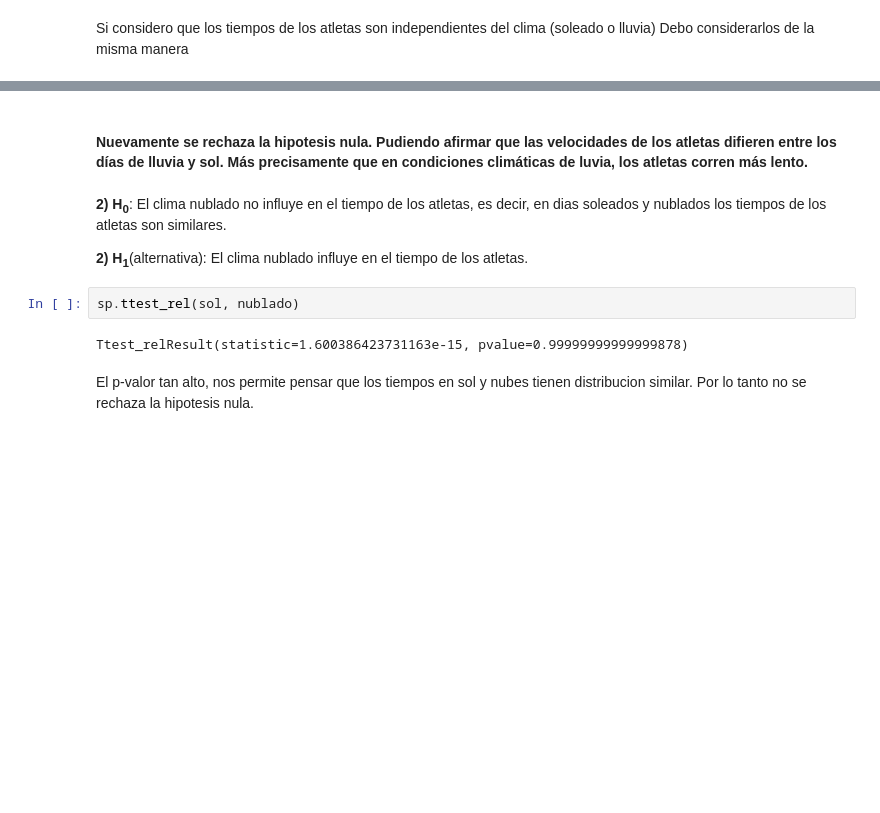
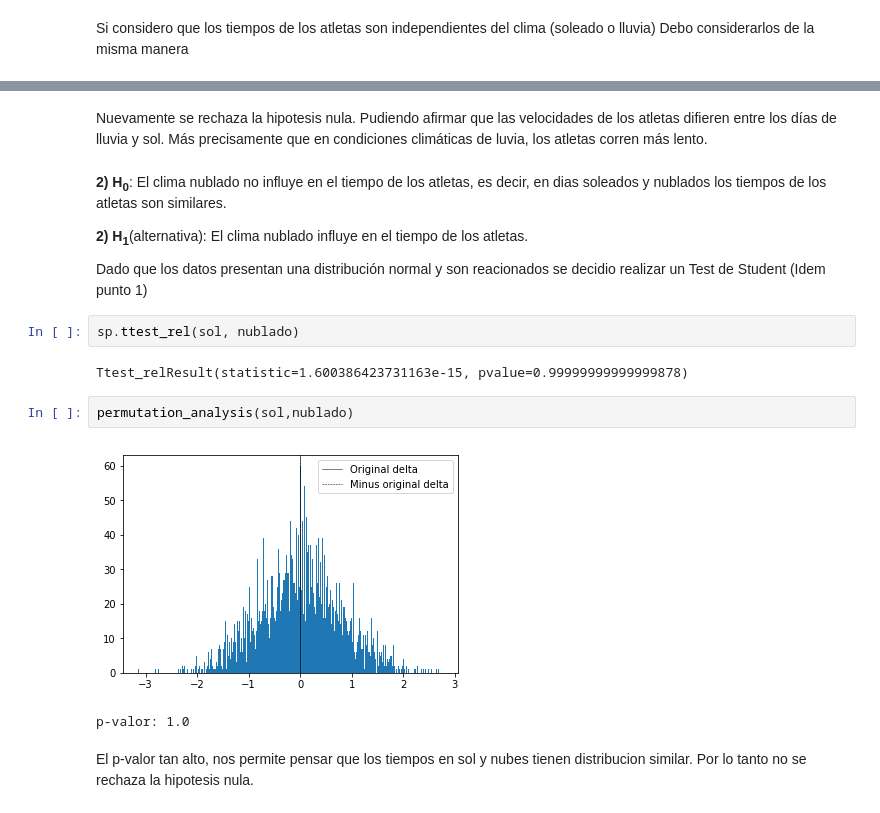
Before and after one commit to turtle-lea/ciencia-de-datos, a Jupyter notebook: tp-1/informe-tp1.ipynb, the cells around one changed output, grey strips where cells are left out. Cells and saved outputs as stored; diff of their text form; blank space fills up the shorter version.

Commit message:
Nuevas comparaciones por permutaciones y definiciones teóricas

```diff
--- a/tp-1/informe-tp1.ipynb
+++ b/tp-1/informe-tp1.ipynb
@@ -254,15 +254,21 @@ p-valor: 0.0
 # %% [markdown]
-#### Nuevamente se rechaza la hipotesis nula. Pudiendo afirmar que las velocidades de los atletas difieren entre los días de lluvia y sol. Más precisamente que en condiciones climáticas de luvia, los atletas corren más lento.
+Nuevamente se rechaza la hipotesis nula. Pudiendo afirmar que las velocidades de los atletas difieren entre los días de lluvia y sol. Más precisamente que en condiciones climáticas de luvia, los atletas corren más lento.
 # %% [markdown]
 <p><b>2) H<sub>0</sub></b>:
     El clima nublado no influye en el tiempo de los atletas, es decir, en dias soleados y nublados los tiempos de los atletas son similares.
 </p>
 <p><b>2) H<sub>1</sub></b>(alternativa):
-    El clima nublado influye en el tiempo de los atletas.
+    El clima nublado influye en el tiempo de los atletas.</p>
+    Dado que los datos presentan una distribución normal y son reacionados se decidio realizar un Test de Student  (Idem punto 1)
 # %%
 sp.ttest_rel(sol, nublado)
 # %% [output]
 Ttest_relResult(statistic=1.600386423731163e-15, pvalue=0.99999999999999878)
+# %%
+permutation_analysis(sol,nublado)
+# %% [output]
+[figure, added]
+p-valor: 1.0
 # %% [markdown]
 <p>
     El p-valor tan alto, nos permite pensar que los tiempos en sol
```
Also changed, not shown: parts of 15 cells of this notebook.
